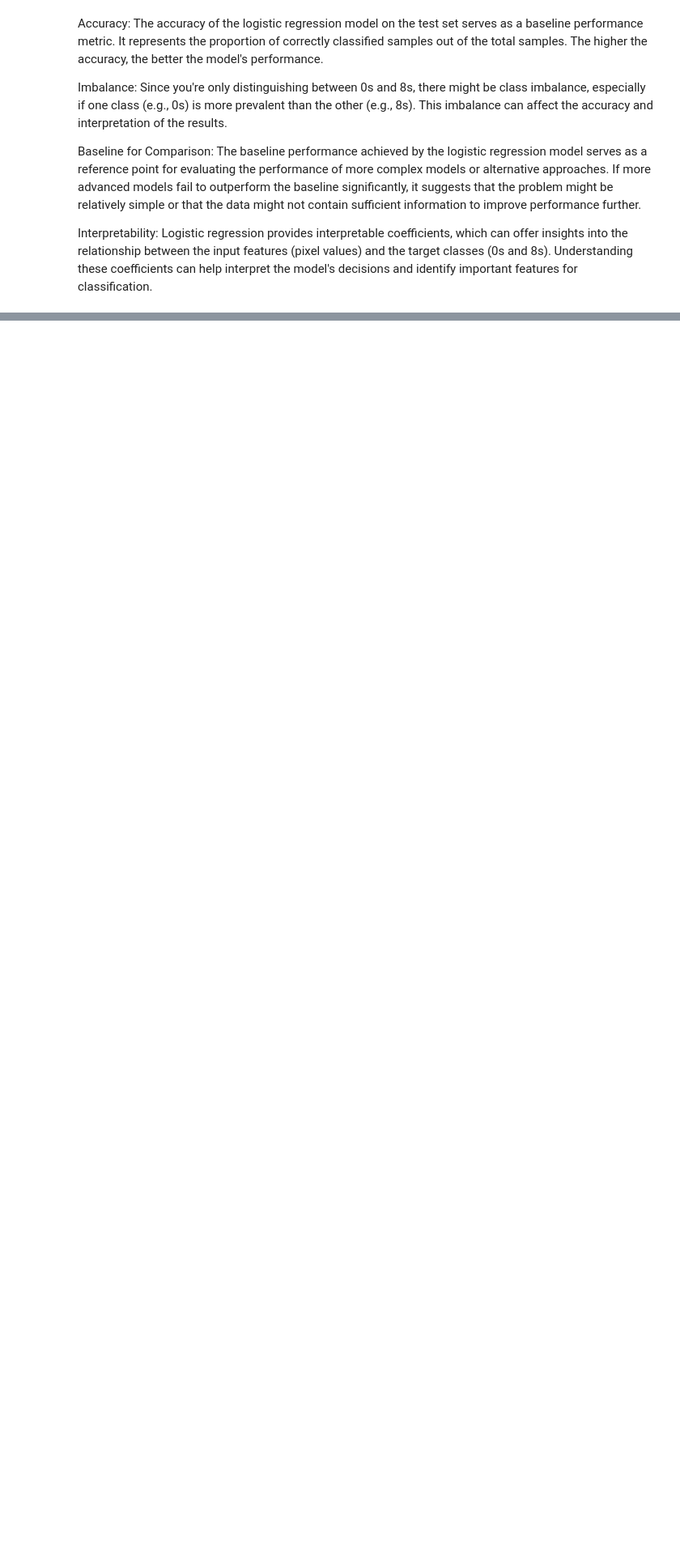
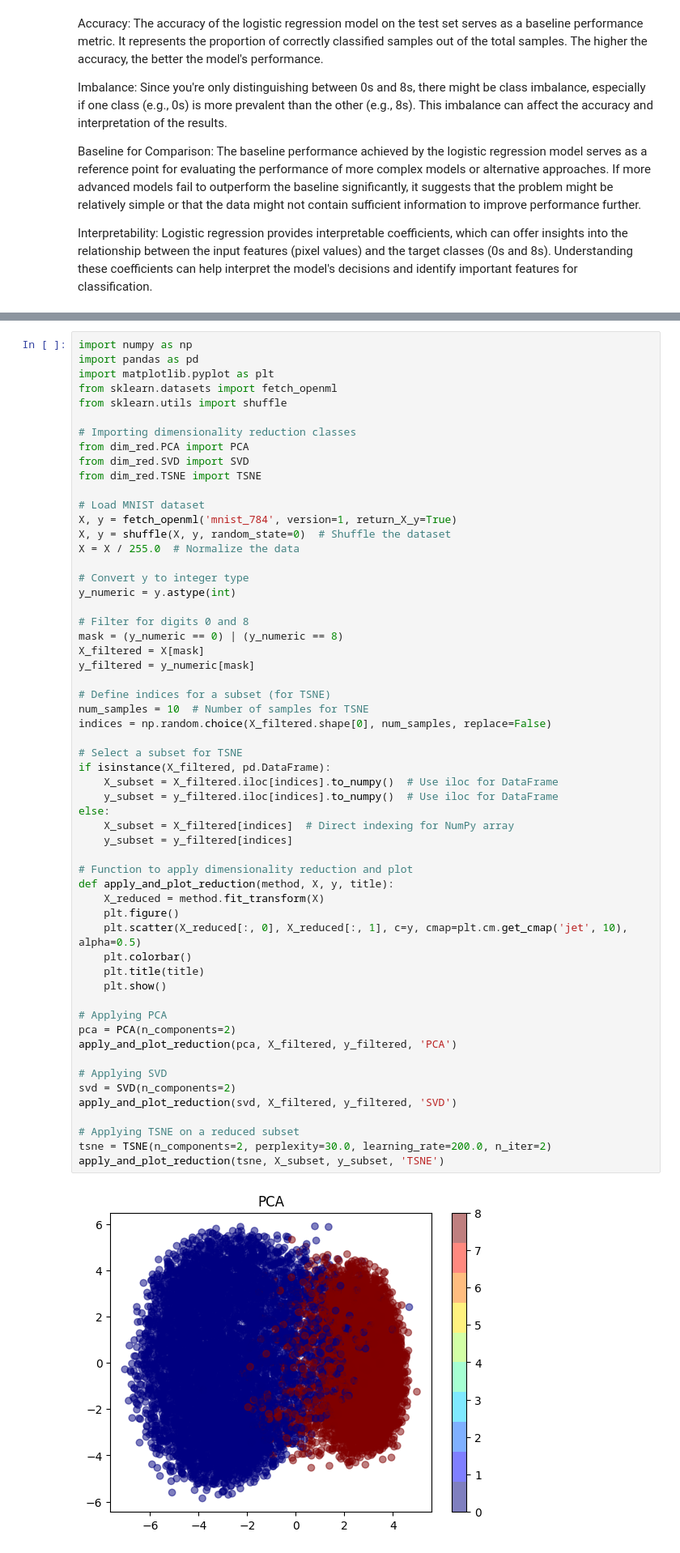
Before and after one commit to jacobomattelo/ML_2_TEST1, a Jupyter notebook: unsupervised/test.ipynb, the cells around one changed output, grey strips where cells are left out. Shown at 81% size. Saved outputs shown, nothing was run; the diff lists cells and outputs as text; blank space fills up the shorter version.

```diff
--- a/unsupervised/test.ipynb
+++ b/unsupervised/test.ipynb
@@ -332,0 +375,59 @@ Interpretability: Logistic regression provides interpretable coefficients, which
+# %%
+import numpy as np
+import pandas as pd
+import matplotlib.pyplot as plt
+from sklearn.datasets import fetch_openml
+from sklearn.utils import shuffle
+
+# Importing dimensionality reduction classes
+from dim_red.PCA import PCA
+from dim_red.SVD import SVD
+from dim_red.TSNE import TSNE
+
+# Load MNIST dataset
+X, y = fetch_openml('mnist_784', version=1, return_X_y=True)
+X, y = shuffle(X, y, random_state=0)  # Shuffle the dataset
+X = X / 255.0  # Normalize the data
+
+# Convert y to integer type
+y_numeric = y.astype(int)
+
+# Filter for digits 0 and 8
+mask = (y_numeric == 0) | (y_numeric == 8)
+X_filtered = X[mask]
+y_filtered = y_numeric[mask]
+
+# Define indices for a subset (for TSNE)
+num_samples = 10  # Number of samples for TSNE
+indices = np.random.choice(X_filtered.shape[0], num_samples, replace=False)
+
+# Select a subset for TSNE
+if isinstance(X_filtered, pd.DataFrame):
+    X_subset = X_filtered.iloc[indices].to_numpy()  # Use iloc for DataFrame
+    y_subset = y_filtered.iloc[indices].to_numpy()  # Use iloc for DataFrame
+else:
+    X_subset = X_filtered[indices]  # Direct indexing for NumPy array
+    y_subset = y_filtered[indices]
+
+# Function to apply dimensionality reduction and plot
+def apply_and_plot_reduction(method, X, y, title):
+    X_reduced = method.fit_transform(X)
+    plt.figure()
+    plt.scatter(X_reduced[:, 0], X_reduced[:, 1], c=y, cmap=plt.cm.get_cmap('jet', 10), alpha=0.5)
+    plt.colorbar()
+    plt.title(title)
+    plt.show()
+
+# Applying PCA
+pca = PCA(n_components=2)
+apply_and_plot_reduction(pca, X_filtered, y_filtered, 'PCA')
+
+# Applying SVD
+svd = SVD(n_components=2)
+apply_and_plot_reduction(svd, X_filtered, y_filtered, 'SVD')
+
+# Applying TSNE on a reduced subset
+tsne = TSNE(n_components=2, perplexity=30.0, learning_rate=200.0, n_iter=2)
+apply_and_plot_reduction(tsne, X_subset, y_subset, 'TSNE')
+# %% [output]
+[figure, added]
```
Also changed, not shown: parts of 4 cells of this notebook, 2 other files.
